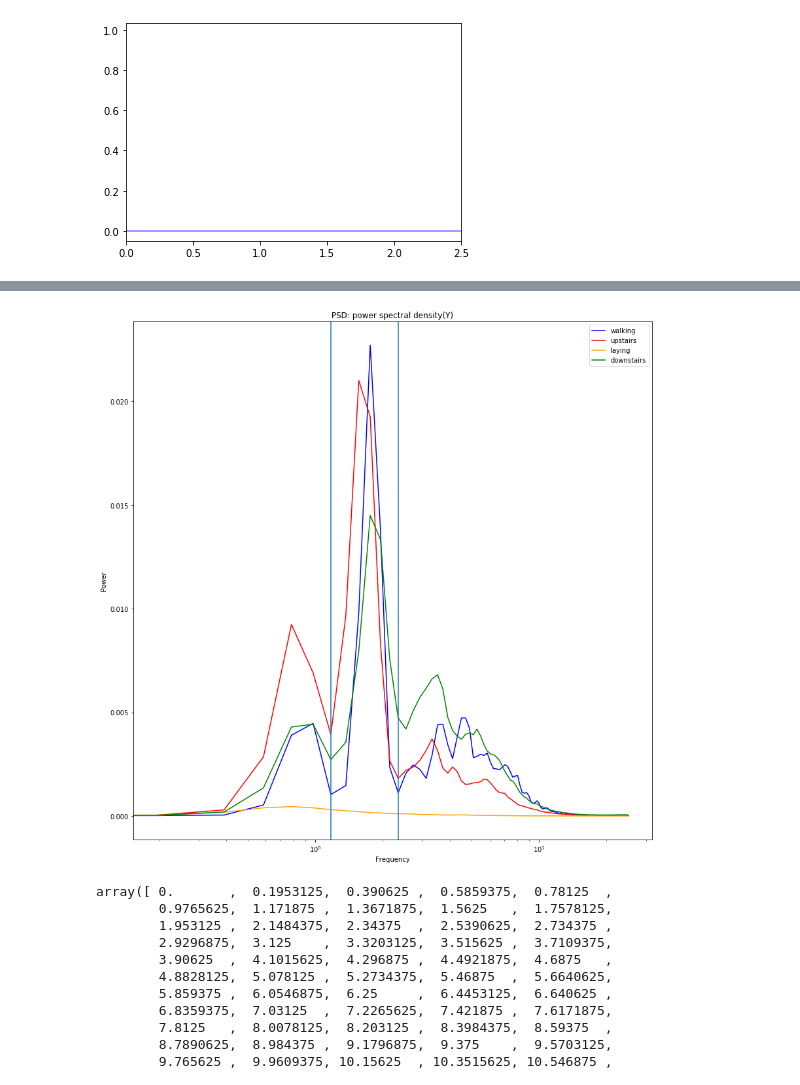
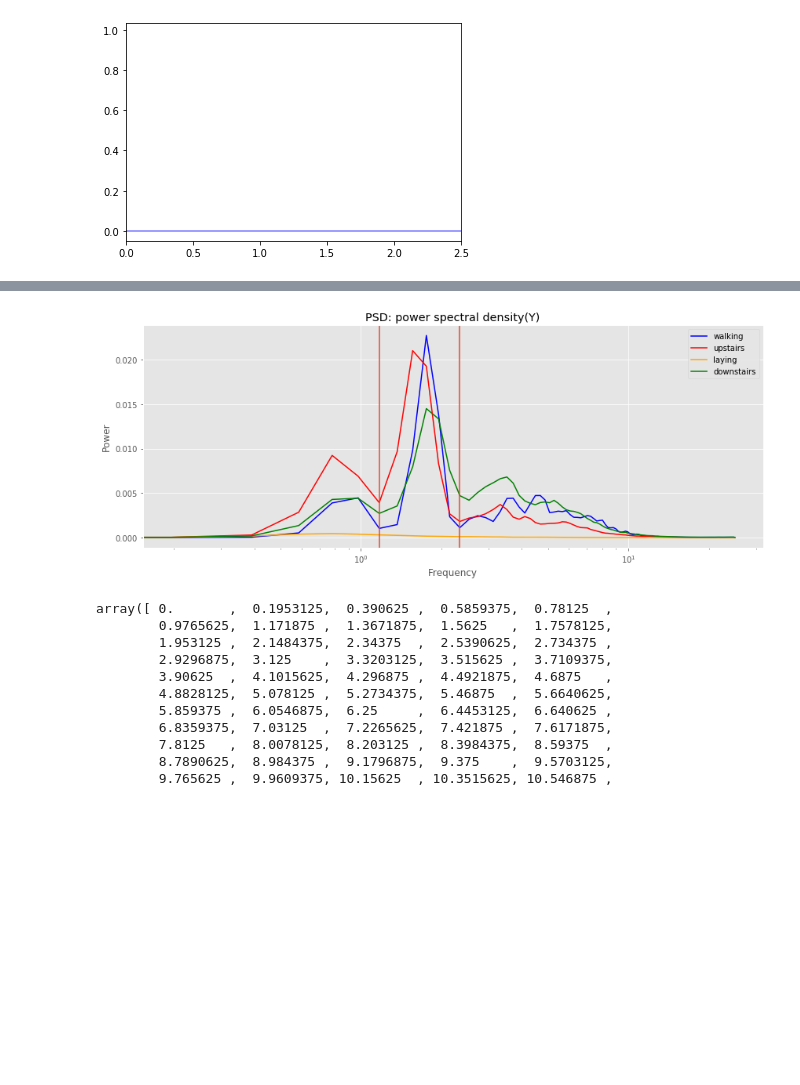
Before and after one commit to Devinml/Human-activity-recognition-using-smartphone-data, a Jupyter notebook: notebooks/EDA_RAW_DATA.ipynb, the cells around one changed output, grey strips where cells are left out. Saved outputs shown, nothing was run; the diff lists cells and outputs as text; code cells hidden in the pictures; blank space fills up the shorter version.

```diff
--- a/notebooks/EDA_RAW_DATA.ipynb
+++ b/notebooks/EDA_RAW_DATA.ipynb
@@ -8,6 +8,7 @@ from sklearn.ensemble import RandomForestClassifier
 from sklearn.model_selection import train_test_split
 from sklearn.preprocessing import OneHotEncoder
 import scipy
+plt.style.use('ggplot')
 # %%
 df = pd.read_csv('/home/devin/Documents/Galvanize/repos/Human-activity-recognition-using-smartphone-data/data/merged_data_save.csv')
 # %%
@@ -246,21 +231,21 @@ f2,power2 = welch(butter_highpass(df_up['Y']),fs=50)
 f3,power3 = welch(butter_highpass(df_lay['Y']),fs=50)
 f4,power4 = welch(butter_highpass(df_down['Y']),fs=50)
 # %%
-plt.figure(figsize=(12,12))
+plt.figure(figsize=(12,5))
 # f = np.linspace(0,50,129)
 plt.semilogx(f, power,color='blue',label='walking')
 plt.semilogx(f2, power2,color='red',label='upstairs')
 plt.semilogx(f3,power3,color='orange',label='laying')
 plt.semilogx(f4,power4,color='green',label='downstairs')
 plt.title('PSD: power spectral density(Y)' )
 plt.axvline(x=1.171875)
 plt.axvline(x=2.34375)
 plt.legend()
 plt.xlabel('Frequency')
 plt.ylabel('Power')
 plt.tight_layout()
 # %% [output]
-[figure, old version]
+[figure, new version]
 # %%
 from scipy.integrate import simps
 # %%
```
Also changed, not shown: parts of 15 cells of this notebook, 2 other files.
